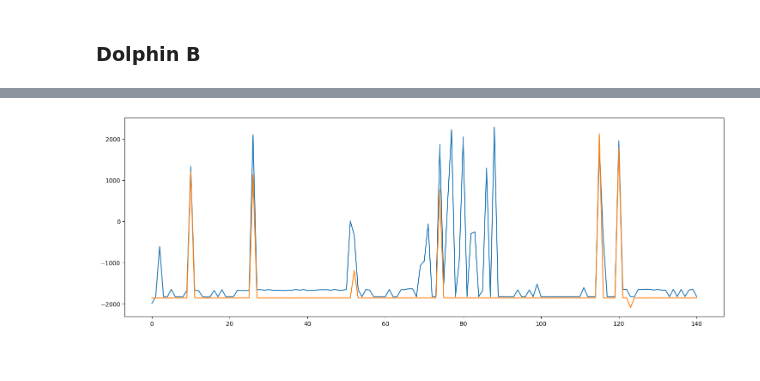
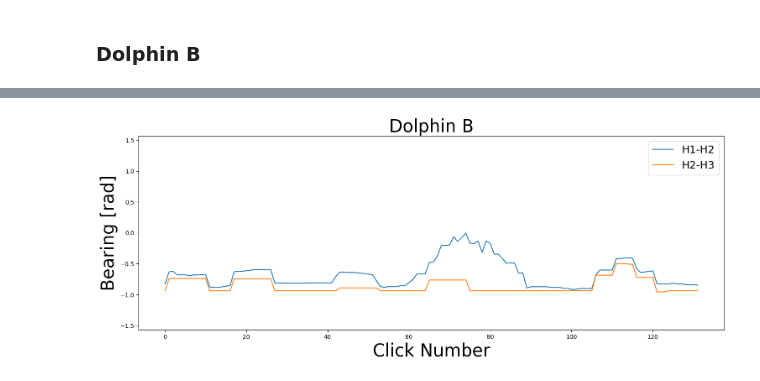
Before and after one commit to bpmasters/asa-challenge-24, a Jupyter notebook: asa-challenge-24.ipynb, the cells around one changed output, grey strips where cells are left out. Drawn from its saved outputs; the diff is of its cells as text; code cells hidden in the pictures.

```diff
--- a/asa-challenge-24.ipynb
+++ b/asa-challenge-24.ipynb
@@ -41,6 +41,11 @@ def gccphat(x, y, max_tau, fs):
     tau = np.argmax(np.abs(cc)) - max_shift
 
     return tau, cc
+
+def moving_average(a, n=5):
+    ret = np.cumsum(a, dtype=float)
+    ret[n:] = ret[n:] - ret[:-n]
+    return ret[n - 1:] / n
 # %%
 # import data and normalize to -1:1
 fs, h1 = scipy.io.wavfile.read('/content/drive/MyDrive/ASA-Challenge-24/HYD1.wav')
@@ -393,16 +419,18 @@ plt.ylim([-1, 19])
 
 lags_12 = []
 lags_23 = []
+h2_good_peaks = []
 
 win_width = int(np.ceil(max_td*fs)/(win_size-noverlap))
 frame_to_sample = win_size-noverlap
-print(win_size)
-print(win_width)
+
+
 for i, peak in enumerate(h2_peaks_b):
   # only run gcc if theres peaks in both other hydrophones
   if (np.abs(h1_peaks_b - peak) < win_width).any() and (np.abs(h3_peaks_b - peak) < win_width).any():
     non_win_loc = peak + int(click_cutoff_t*fs/(win_size-noverlap))#*frame_to_sample
 
+    h2_good_peaks.append(peak)
 
     post_win = win_width
     pre_win = win_width
@@ -445,22 +471,19 @@ plt.legend(fontsize=18)
 lags_12 = np.array(lags_12)
 lags_23 = np.array(lags_23)
 
-
-plt.figure()
-plt.plot(lags_12)
-plt.plot(lags_23)
+# plt.figure()
+# plt.scatter(h2_good_peaks, lags_12)
+# plt.scatter(h2_good_peaks, lags_23)
 
 print(np.mean(lags_12), np.mean(lags_23))
 print(np.std(lags_12), np.std(lags_23))
-good_inds = (np.abs(lags_23 - np.mean(lags_23)) < np.std(lags_23)) & (np.abs(lags_12 - np.mean(lags_12)) < np.std(lags_12))
-filt_lags_12 = lags_12#[good_inds]
-filt_lags_23 = lags_23#[good_inds]
-# filt_lags_12 = lags_12[np.abs(lags_12 - np.mean(lags_12)) < np.std(lags_12)]
-# filt_lags_23 = lags_23[np.abs(lags_23 - np.mean(lags_23)) < np.std(lags_23)]
 
-plt.figure()
-plt.plot(filt_lags_12)
-plt.plot(filt_lags_23)
+filt_lags_12 = moving_average(lags_12, 10)
+filt_lags_23 = moving_average(lags_23, 10)
+
+# plt.figure()
+# plt.plot(filt_lags_12)
+# plt.plot(filt_lags_23)
 
 angles_12 = np.arcsin(filt_lags_12/(fs*max_td))
 angles_23 = np.arcsin(filt_lags_23/(fs*max_td))
@@ -468,25 +491,56 @@ angles_23 = np.arcsin(filt_lags_23/(fs*max_td))
 plt.figure()
 plt.plot(angles_12)
 plt.plot(angles_23)
+plt.ylabel('Bearing [rad]', fontsize=30)
+plt.xlabel('Click Number', fontsize=30)
+plt.legend(['H1-H2', 'H2-H3'], fontsize=18)
+plt.ylim([-np.pi/2, np.pi/2])
+plt.title('Dolphin B', fontsize=30)
 
-slopes_12 = np.tan(angles_12)
-slopes_23 = np.tan(angles_23)
 
-x = np.arange(-20,20,.01)
+slopes_12 = 1/np.tan(angles_12)
+slopes_23 = 1/np.tan(angles_23)
+
+x = np.arange(-200,200,.01)
 rays_12 = np.ndarray([len(angles_12), len(x)])
 rays_23 = np.ndarray([len(angles_23), len(x)])
 
 for i, a in enumerate(angles_12):
-  rays_12[i, :] = slopes_12[i]*(x+7)
+  rays_12[i, :] = slopes_12[i]*(x+7)+1
+for i, a in enumerate(angles_23):
+  rays_23[i, :] = slopes_23[i]*(x-7)+1
 
-for i, a in enumerate(angles_23):
-  rays_23[i, :] = slopes_23[i]*(x-7)
+intersections = []
+ranges = []
+for i in range(rays_12.shape[0]):
+  inter = np.argmin(np.abs(rays_12[i,:]-rays_23[i,:]))
+  intersections.append((x[inter], rays_12[i,inter]))
+  ranges.append(np.sqrt(x[inter]**2 + rays_12[i,inter]**2))
+
 
 plt.figure()
-plt.plot(x, rays_12[1, :])
-plt.plot(x, rays_23[1, :])
-plt.ylim([0, 20])
-print(angles_12)
+plt.plot(ranges)
+plt.ylabel('Range [m]', fontsize=30)
+plt.xlabel('Click Number', fontsize=30)
+plt.title('Dolphin B', fontsize=30)
+
+plt.figure()
+plt.plot(x, rays_12[-2, :])
+plt.plot(x, rays_23[-2, :])
+plt.ylim([1, 100])
+plt.xlim([-80,80])
+plt.scatter(-14, 1, marker = '^', c='r', linewidths=5)
+plt.hlines(20, -200, 200, 'b')
+plt.scatter(intersections[-2][0], intersections[-2][1], marker = 'x', c='r', linewidths=3)
+plt.scatter(0, 1, marker = '^', c='r', linewidths=5)
+plt.scatter(14, 1, marker = '^', c='r', linewidths=5)
+plt.xlabel('Position along sea floor [m]', fontsize=30)
+plt.ylabel('Elevation [m]', fontsize=30)
+plt.legend(['H1-H2', 'H2-H3', 'Hydrophones', 'Sea Surface'], fontsize=18)
+
+print('Bearing and Range Estimates' + '\n'
+          + 'Mean Bearing: ' + str(np.round(np.mean(angles_12), 2)) + ' Range: ' + str(np.round(np.mean(ranges), 2)) + '\n'
+          + 'Standard Deviation of Bearing: ' + str(np.round(np.std(angles_12), 2)) + ' Range: ' + str(np.round(np.std(ranges),2)))
 # %% [output]
 -1408.276595744681 -1738.6241134751774
 942.716469536048 610.524870561854
@@ -508 +550 @@ print(angles_12)
-[figure, old version]
+[figure, new version]
```
Also changed, not shown: parts of 5 cells of this notebook.
